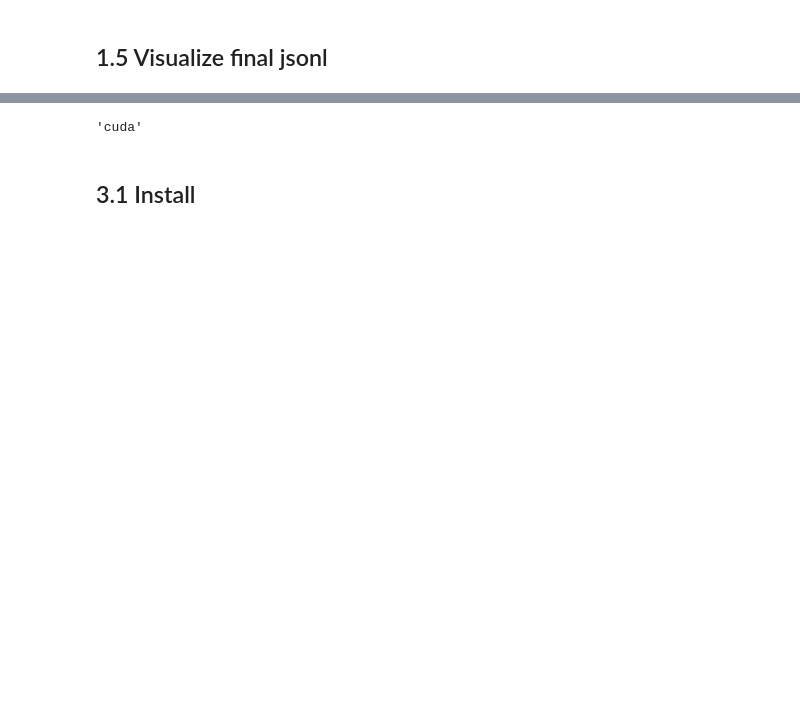
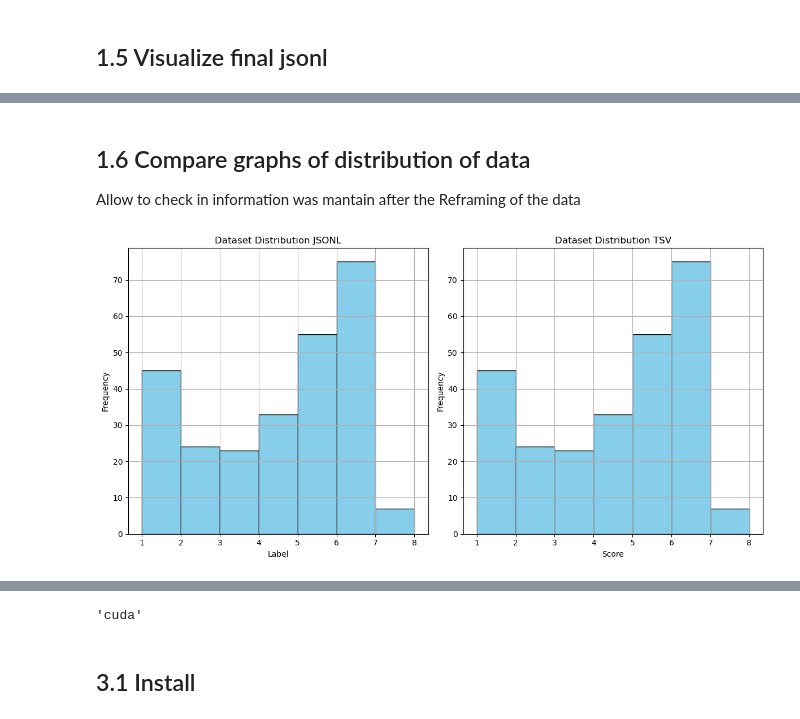
Before and after one commit to clara0goncalves/NLP_Sapienza, a Jupyter notebook: Task_28/Subtask_2/Hw1_Task_28_subtask2.ipynb, the cells around one changed output, grey strips where cells are left out. Drawn from its saved outputs; the diff is of its cells as text; code cells hidden in the pictures; blank space fills up the shorter version.

```diff
--- a/Task_28/Subtask_2/Hw1_Task_28_subtask2.ipynb
+++ b/Task_28/Subtask_2/Hw1_Task_28_subtask2.ipynb
@@ -279,0 +257,63 @@ Translation: "Decide if the provided text is congruent with the described situat
+# %% [markdown]
+## 1.6 Compare graphs of distribution of data
+Allow to check in information was mantain after the Reframing of the data
+# %%
+# Train data
+import matplotlib.pyplot as plt
+import json
+import pandas as pd
+import numpy as np
+
+# Read JSONL file and extract labels
+labels = []
+with open("PreTENS-task2-train-data.jsonl", "r") as file:
+    for line in file:
+        data = json.loads(line)
+        label = data['choices'][data['label']][1]
+        labels.append(label)
+
+# Clip labels between 1 and 7
+clipped_labels = [max(1, min(label, 7)) for label in labels]
+
+# Read the TSV data into a DataFrame
+file_path = r"SemEval2022Task3\data\train\train_subtask-2\it\It-Subtask2-fold_0.tsv"
+try:
+    data = pd.read_csv(file_path, sep="\t")
+except FileNotFoundError:
+    print("File not found. Please check the file path:", file_path)
+    exit()
+except Exception as e:
+    print("An error occurred while reading the file:", e)
+    exit()
+
+# Check if 'Score' column exists
+if 'Score' not in data.columns:
+    print("The 'Score' column does not exist in the DataFrame.")
+    exit()
+
+# Round the Scores to the nearest integer and clip between 1 and 7
+data['Score'] = np.clip(np.round(data['Score']).astype(int), 1, 7)
+
+# Plot both histograms side by side
+fig, axs = plt.subplots(1, 2, figsize=(12, 6))
+
+# Plot histogram of label distribution
+axs[0].hist(clipped_labels, bins=range(1, 9), color='skyblue', edgecolor='black')
+axs[0].set_xlabel('Label')
+axs[0].set_ylabel('Frequency')
+axs[0].set_title('Dataset Distribution JSONL')
+axs[0].set_xticks(range(1, 9))
+axs[0].grid(True)
+
+# Plot histogram of scores distribution
+axs[1].hist(data['Score'], bins=range(1, 9), color='skyblue', edgecolor='black')
+axs[1].set_xlabel('Score')
+axs[1].set_ylabel('Frequency')
+axs[1].set_title('Dataset Distribution TSV')
+axs[1].set_xticks(range(1, 9))
+axs[1].grid(True)
+
+plt.tight_layout()
+plt.show()
+# %% [output]
+[figure, added]
```
Also changed, not shown: parts of 26 cells of this notebook, 4 other files.
